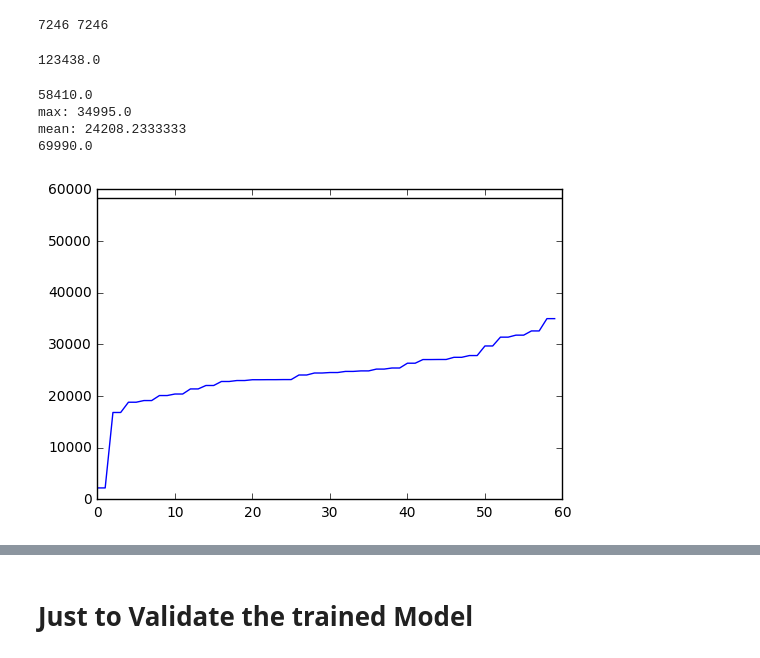
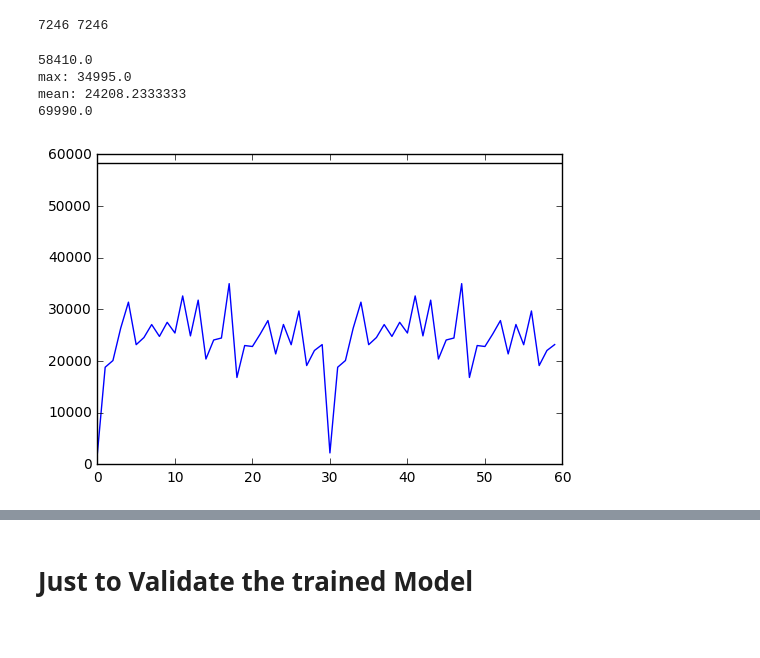
Before and after one commit to akarazeev/ML-6-7sem-MIPT-2017, a Jupyter notebook: hw3/Baseline_GBM_solution.ipynb, the cells around one changed output, grey strips where cells are left out. Saved outputs shown, nothing was run; the diff lists cells and outputs as text; code cells hidden in the pictures.

```diff
--- a/hw3/Baseline_GBM_solution.ipynb
+++ b/hw3/Baseline_GBM_solution.ipynb
@@ -73,9 +29,5 @@ y = train_sampled['y']
 print len(X), len(y)
 # %% [output]
 7246 7246
-# %%
-train.iloc[0]['y']
-# %% [output]
-123438.0
 # %%
 import matplotlib.pyplot as plt
@@ -82,23 +35,23 @@ import matplotlib.pyplot as plt
 # %%
 ii = 1
 
 print(train.iloc[ii]['y'])
 
-tmp = sorted(train.iloc[ii][6:].values)
+tmp = train.iloc[ii][6:].values
 
 print('max: {}'.format(max(tmp)))
 print('mean: {}'.format(np.mean(tmp)))
 print(max(tmp) * 2)
 
 plt.plot(tmp)
 plt.hlines(train.iloc[ii]['y'], 0, 60)
 plt.show()
 # %% [output]
 58410.0
 max: 34995.0
 mean: 24208.2333333
 69990.0
-[figure, old version]
+[figure, new version]
 # %%
 train_sampled.head()
 # %% [output]
```
Also changed, not shown: parts of 14 cells of this notebook, 1 other file.
